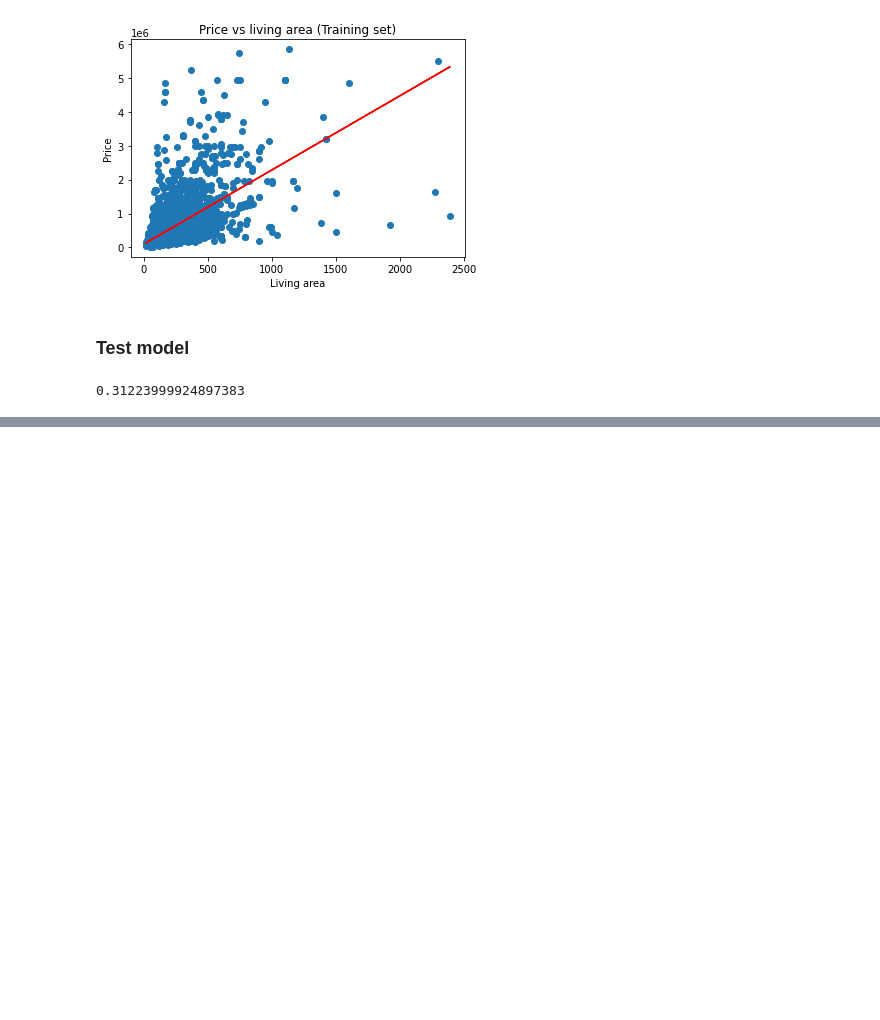
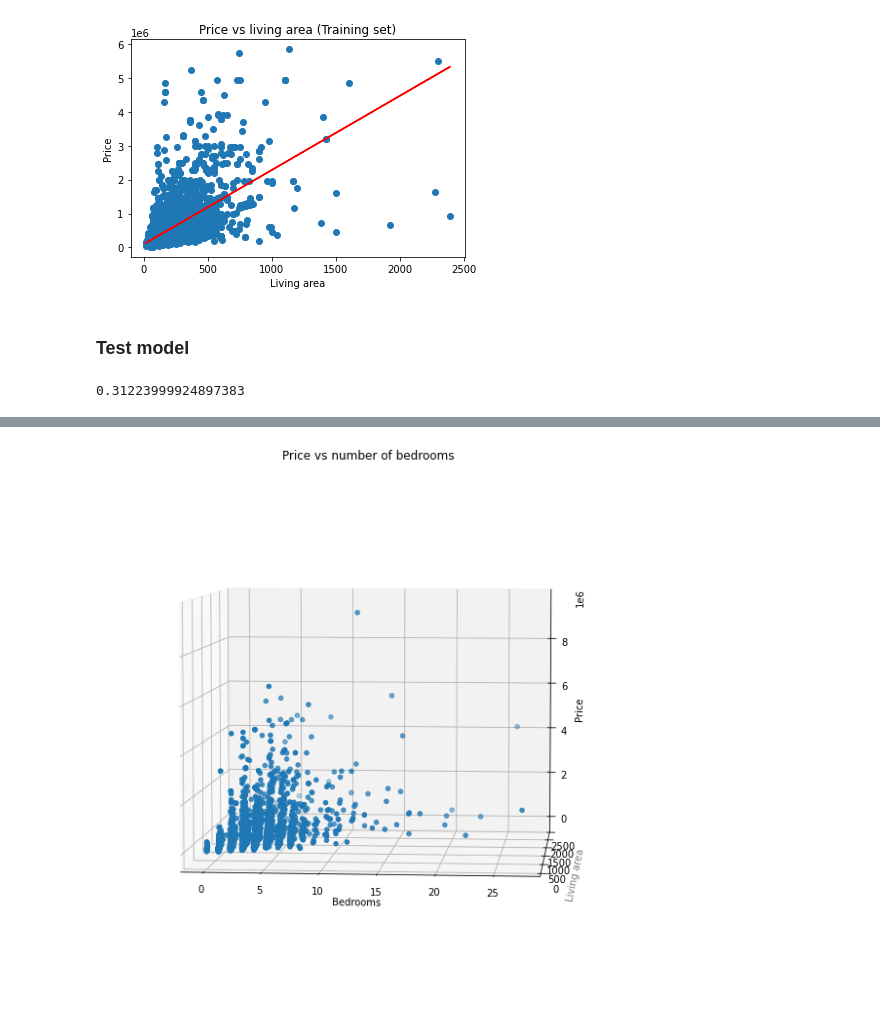
Before and after one commit to VincentPalau/challenge-regression, a Jupyter notebook: data_cleaning.ipynb, the cells around one changed output, grey strips where cells are left out. Drawn from its saved outputs; the diff is of its cells as text; code cells hidden in the pictures; blank space fills up the shorter version.

```diff
--- a/data_cleaning.ipynb
+++ b/data_cleaning.ipynb
@@ -321,0 +372,14 @@ plt.show()
+# %%
+fig = plt.figure()
+ax = fig.add_subplot(111, projection="3d")
+fig.set_size_inches(10, 10)
+ax.view_init(5, 275)
+
+ax.scatter(df["Bedrooms"], df["Living area"], df["Price"])
+# ax.ticklabel_format(style='plain')
+ax.set_title("Price vs number of bedrooms")
+ax.set_xlabel("Bedrooms")
+ax.set_ylabel("Living area", color='gray')
+ax.set_zlabel("Price");
+# %% [output]
+[figure, added]
```
Also changed, not shown: parts of 20 cells of this notebook.
